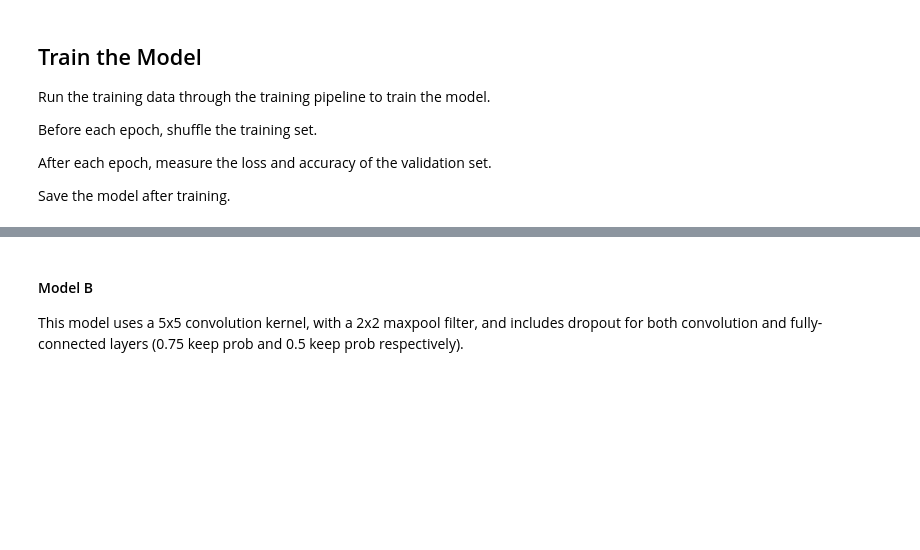
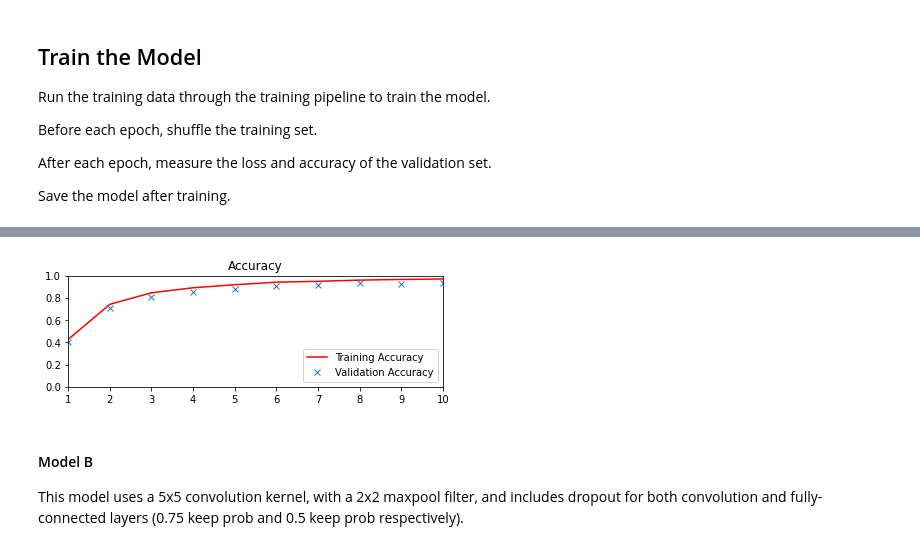
Before and after one commit to rezarajan/sdc-traffic-sign-classifier, a Jupyter notebook: Traffic_Sign_Classifier.ipynb, the cells around one changed output, grey strips where cells are left out. Cells and saved outputs as stored; diff of their text form; code cells hidden in the pictures; blank space fills up the shorter version.

Commit message:
feat: performance logging at each epoch

```diff
--- a/Traffic_Sign_Classifier.ipynb
+++ b/Traffic_Sign_Classifier.ipynb
@@ -293,7 +293,7 @@ class Model():
         conv2 = tf.nn.max_pool(conv2, k_size, strides, padding)
 
         # TODO: Layer 3: Convolutional. Output = 4x4x128.
-        wc3 = tf.Variable(tf.truncated_normal([self.conv_kernel,self.conv_kernel,64,128], mu, sigma))
+        wc3 = tf.Variable(tf.truncated_normal([3,3,64,128], mu, sigma))
         bc3 = tf.Variable(tf.zeros([128]))
         strides = [1,1,1,1]
 
@@ -463,5 +501,5 @@ This model uses a 5x5 convolution kernel, with a 2x2 maxpool filter, and does no
 # %%
-model_5x5 = Model(name='5x5_nodropout', conv_kernel=5, pool_kernel=2, p_conv=1, p_fc=1)
-model_a = ModelExecutor(model_5x5)
+model_5x5 = Model(name='5x5_nodropout', conv_kernel=5, pool_kernel=2)
+model_a = ModelExecutor(model_5x5, epochs=10, save_model=False)
 # %%
 model_a.train(X_train_modified, y_train, X_valid_modified, y_valid)
@@ -468,3 +524,7 @@ model_a.train(X_train_modified, y_train, X_valid_modified, y_valid)
+# %%
+model_a.plot_performance()
+# %% [output]
+[figure, added]
 # %% [markdown]
 #### Model B
 This model uses a 5x5 convolution kernel, with a 2x2 maxpool filter, and includes dropout for both convolution and fully-connected layers (0.75 keep prob and 0.5 keep prob respectively).
```
Also changed, not shown: parts of 7 cells of this notebook.
